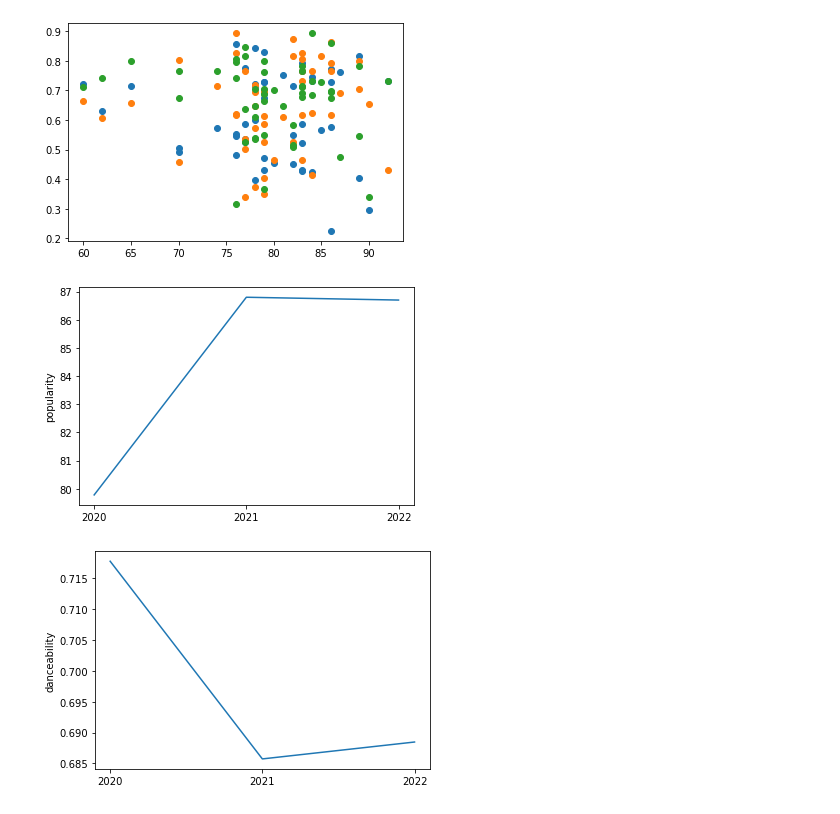
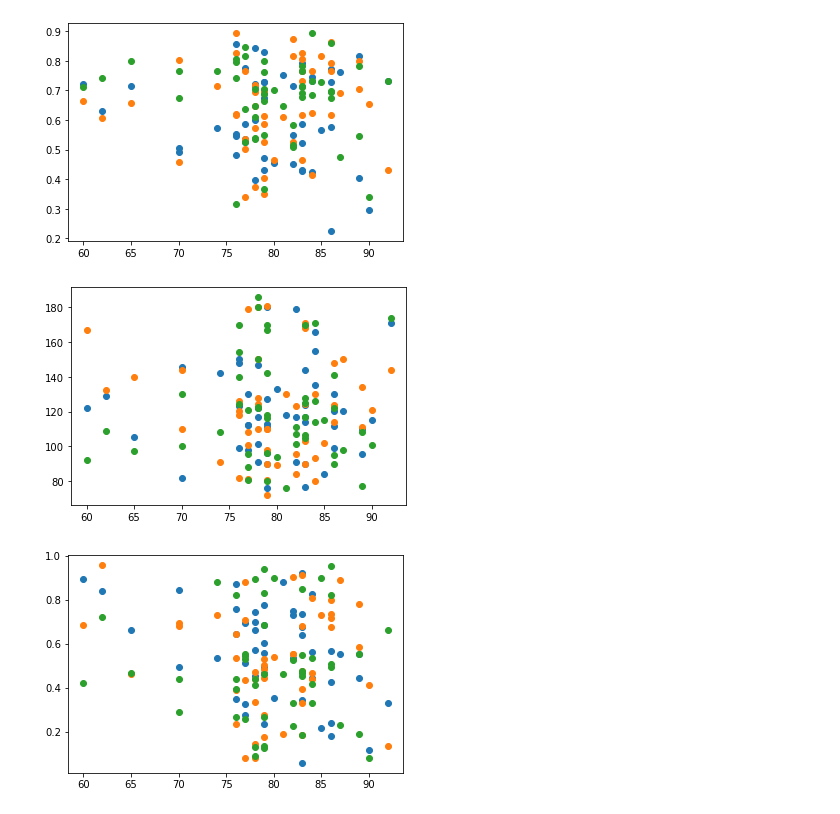
Before and after one commit to codyallison/Spotify-Top-Hits-Data-Analysis, a Jupyter notebook: Data/2020_2022_playlist.ipynb, the cells around one changed output. Cells and saved outputs as stored; diff of their text form; code cells hidden in the pictures.

```diff
--- a/Data/2020_2022_playlist.ipynb
+++ b/Data/2020_2022_playlist.ipynb
@@ -104,24 +113,29 @@ plt.scatter(x_axis, df_22_energy)
 plt.show()
 # %% [output]
 [figure]
-# %%
-#Example of groupbys and then line plot
-df_20_22_groups = tracks_df_20_22.groupby("top year")
-df_20_22_groups_means = df_20_22_groups.mean()
-df_20_22_groups_means
-
-x_axis = df_20_22_groups_means.index
-df_20s_popularity = df_20_22_groups_means["popularity"]
-df_20s_danceability = df_20_22_groups_means["danceability"]
-
-plt.plot(x_axis, df_20s_popularity)
-plt.xticks(x_axis)
-plt.ylabel("popularity")
-plt.show()
-plt.plot(x_axis, df_20s_danceability)
-plt.xticks(x_axis)
-plt.ylabel('danceability')
-plt.show()
-# %% [output]
-[figure, removed]
-[figure, removed]
+# %%
+#Examples of scatter plots vs popularity for each year
+x_axis = tracks_df_20_22[tracks_df_20_22["top year"] == 2020]["popularity"]
+df_20_bpm = tracks_df_20_22[tracks_df_20_22["top year"] == 2020]["bpm"]
+df_21_bpm = tracks_df_20_22[tracks_df_20_22["top year"] == 2021]["bpm"]
+df_22_bpm = tracks_df_20_22[tracks_df_20_22["top year"] == 2022]["bpm"]
+
+plt.scatter(x_axis, df_20_bpm)
+plt.scatter(x_axis, df_21_bpm)
+plt.scatter(x_axis, df_22_bpm)
+plt.show()
+# %% [output]
+[figure, added]
+# %%
+#Examples of scatter plots vs popularity for each year
+x_axis = tracks_df_20_22[tracks_df_20_22["top year"] == 2020]["popularity"]
+df_20_valence = tracks_df_20_22[tracks_df_20_22["top year"] == 2020]["valence"]
+df_21_valence = tracks_df_20_22[tracks_df_20_22["top year"] == 2021]["valence"]
+df_22_valence = tracks_df_20_22[tracks_df_20_22["top year"] == 2022]["valence"]
+
+plt.scatter(x_axis, df_20_valence)
+plt.scatter(x_axis, df_21_valence)
+plt.scatter(x_axis, df_22_valence)
+plt.show()
+# %% [output]
+[figure, added]
```
Also changed, not shown: parts of 2 cells of this notebook, 1 other file.
